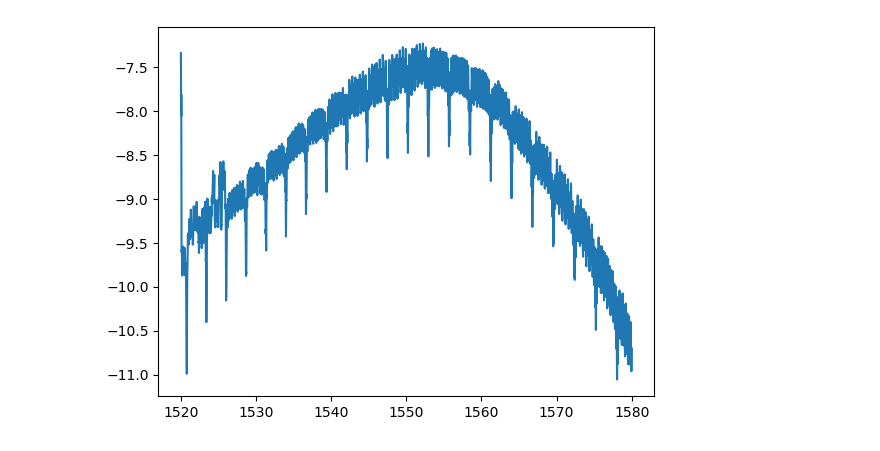
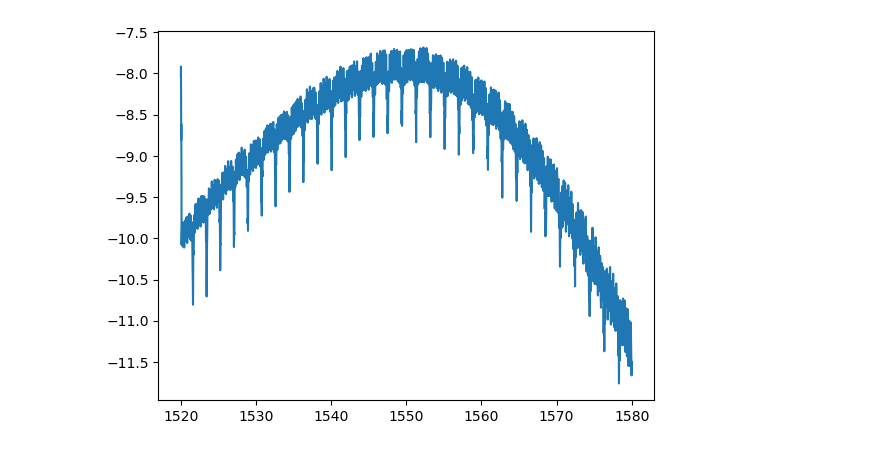
Before and after one commit to tdasanjh/team-chip-project, a Jupyter notebook: data_analysis/data_analysis_notebook.ipynb, the cells around one changed output. Saved outputs shown, nothing was run; the diff lists cells and outputs as text; code cells hidden in the pictures.

```diff
--- a/data_analysis/data_analysis_notebook.ipynb
+++ b/data_analysis/data_analysis_notebook.ipynb
@@ -2,11 +2,11 @@
 import data_analysis_funcs as daf
 import matplotlib.pyplot as plt
 # %%
-data_analyse_file="sg_rr_36_025 2023-12-13 16-41-08.csv"
+data_analyse_file="sg_rr_52_025 2023-12-11 18-30-06.csv"
 wvlen_array,pow_array=daf.get_wavlen_and_pow_arrays(data_analyse_file)
 daf.plot_visualise(wvlen_array,pow_array, full_range=True)
 # %% [output]
-[figure, old version]
+[figure, new version]
 # %%
 start_point_index=1000
 end_point_index=5001
```
Also changed, not shown: parts of 3 cells of this notebook, 1 other file.
